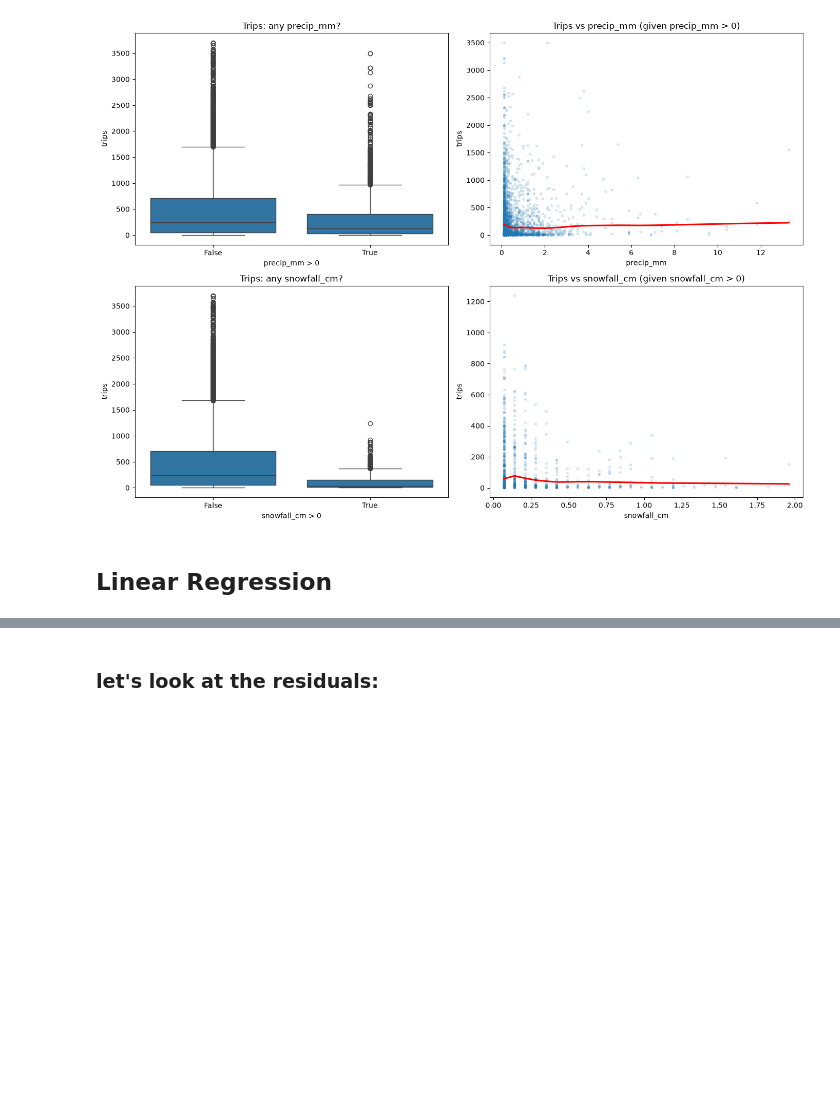
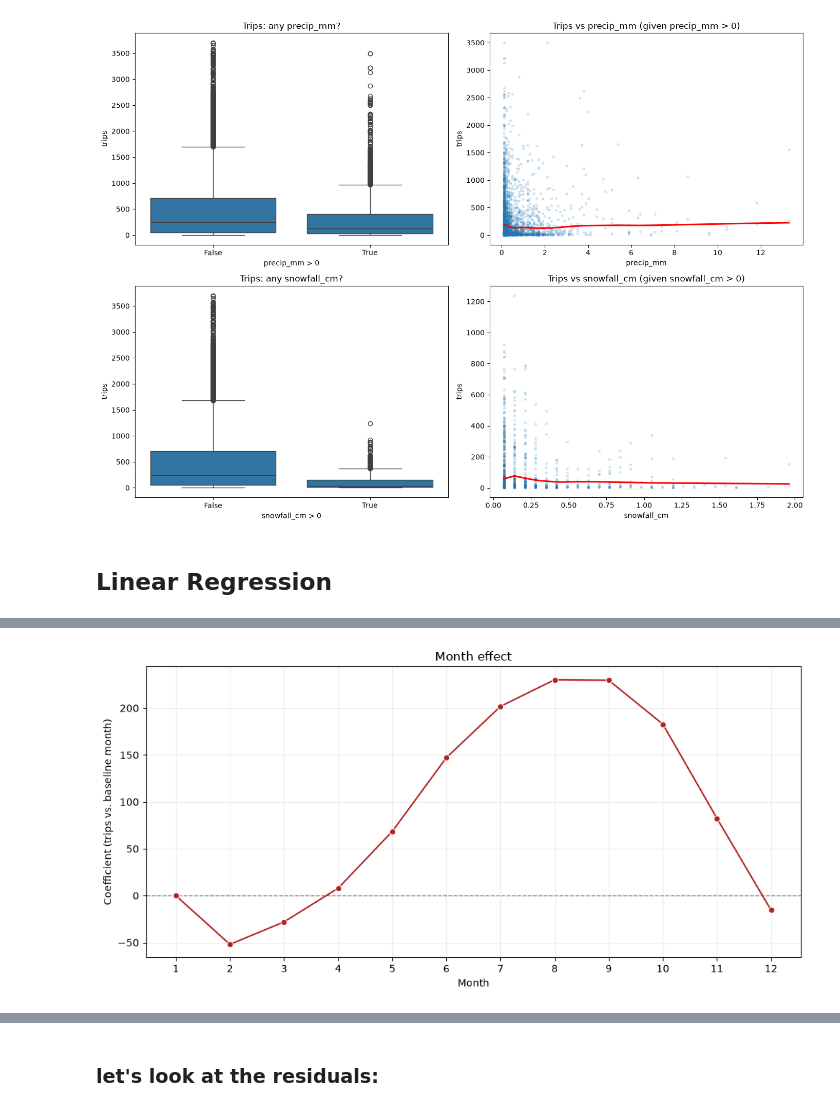
Before and after one commit to Neman-River/bikeshare_toronto, a Jupyter notebook: regression.ipynb, the cells around one changed output, grey strips where cells are left out. Cells and saved outputs as stored; diff of their text form; code cells hidden in the pictures; blank space fills up the shorter version.

```diff
--- a/regression.ipynb
+++ b/regression.ipynb
@@ -530,0 +611,29 @@ Notes:
+# %%
+ols_month = (ols_model
+    .params.rename('coef')
+    .reset_index()
+    .loc[lambda d: d['index'].str.contains('month'), ['index', 'coef']]
+    .assign(month=lambda d: d['index'].str.extract(r'\.(\d+)\]')[0].astype(int))
+    .drop(columns='index')
+    .reset_index(drop=True)
+    )
+ols_month.head()
+
+
+ols_month_full = pd.concat([
+    pd.DataFrame({'month': [1], 'coef': [0.0]}),
+    ols_month
+]).sort_values('month').reset_index(drop=True)
+
+fig, ax = plt.subplots(figsize=(10, 5))
+ax.axhline(0, color="grey", linestyle="--", linewidth=1, zorder=1)
+sns.lineplot(x='month', y='coef', data=ols_month_full, marker="o", color="#B22222", ax=ax)
+ax.set_xticks(range(1, 13))
+ax.set_xlabel("Month")
+ax.set_ylabel("Coefficient (trips vs. baseline month)")
+ax.set_title("Month effect")
+ax.grid(True, color="#ebebeb"); ax.set_axisbelow(True)
+plt.tight_layout()
+plt.show()
+# %% [output]
+[figure, added]
```
Also changed, not shown: parts of 36 cells of this notebook.
